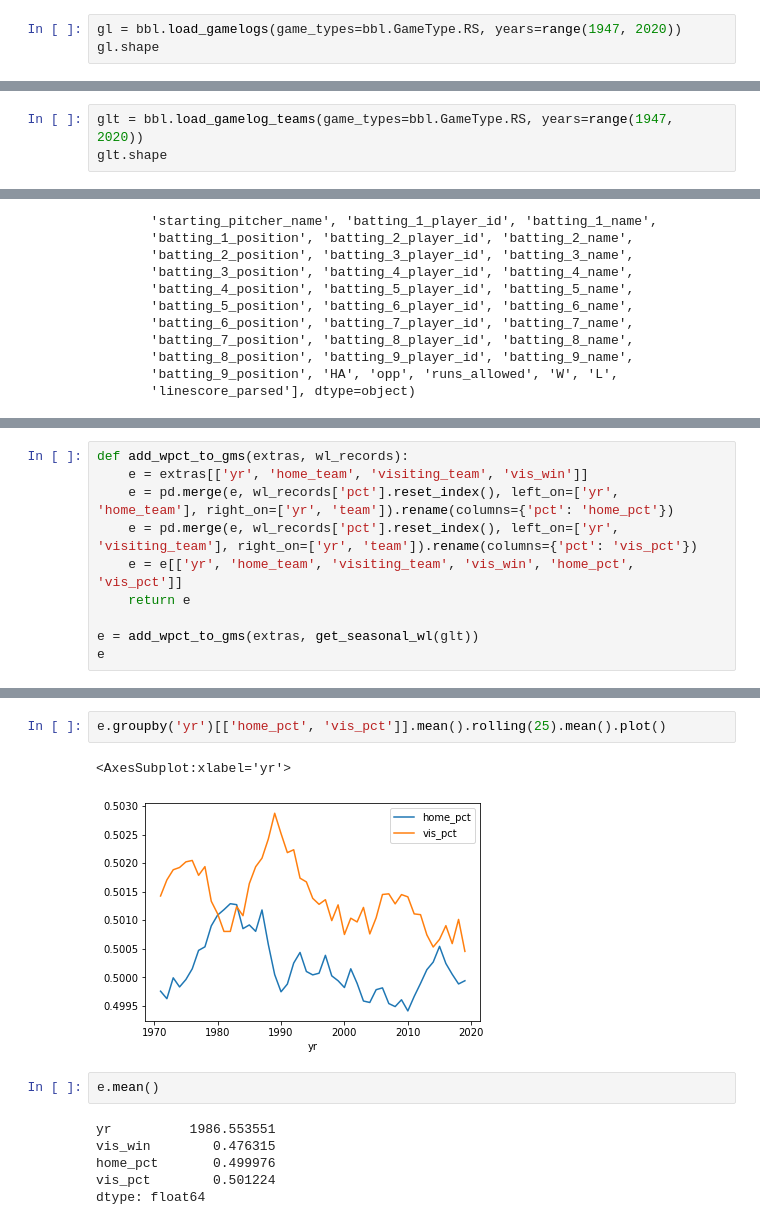
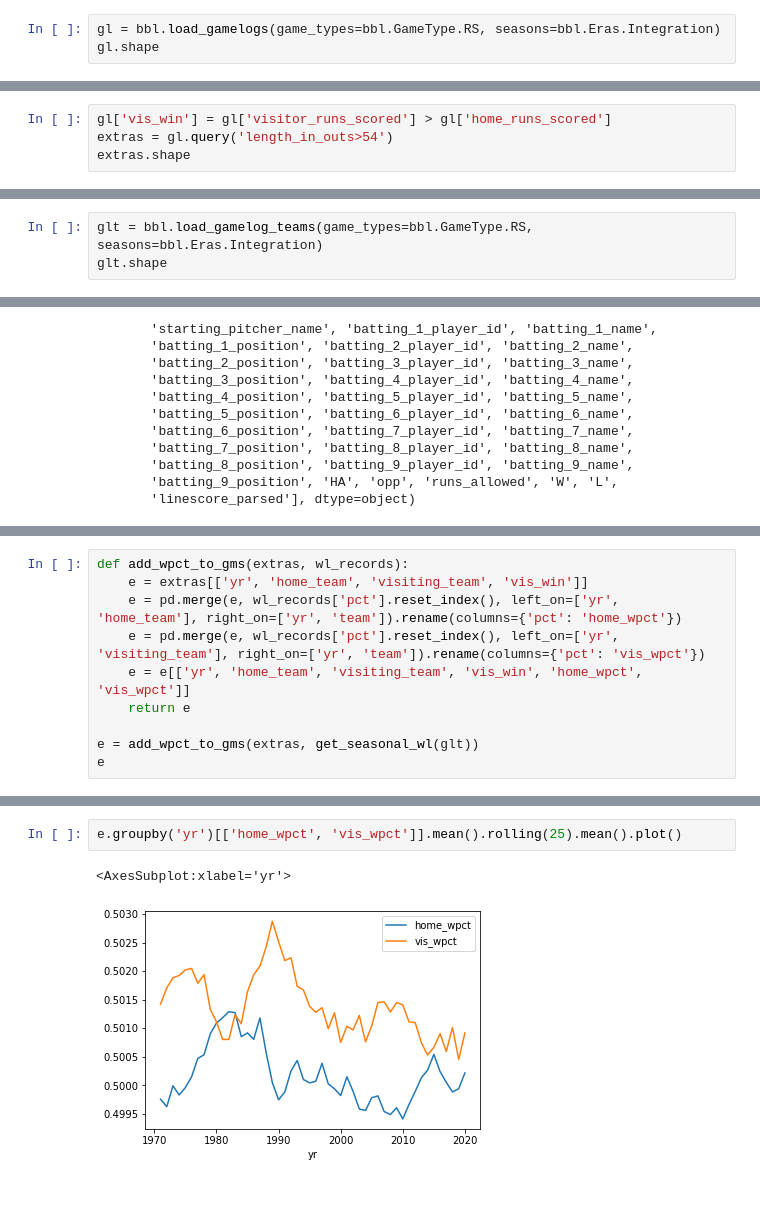
Before and after one commit to sdvinay/baseball_sql, a Jupyter notebook: pandas/extra_innings_wpct.ipynb, the cells around one changed output, grey strips where cells are left out. Cells and saved outputs as stored; diff of their text form; blank space fills up the shorter version.

Commit message:
retrofit to use Seasons/Eras

```diff
--- a/pandas/extra_innings_wpct.ipynb
+++ b/pandas/extra_innings_wpct.ipynb
@@ -4,6 +4,6 @@ import boxball_loader as bbl
 # %% [markdown]
 # How often does the road team win in extra innings?  Is the performance of road teams in 2020-21 significant?
 # %%
-gl = bbl.load_gamelogs(game_types=bbl.GameType.RS, years=range(1947, 2020))
+gl = bbl.load_gamelogs(game_types=bbl.GameType.RS, seasons=bbl.Eras.Integration)
 gl.shape
 # %% [output]
@@ -39,0 +31,4 @@ See the caveats in the documentation: https://pandas.pydata.org/pandas-docs/stab
+# %%
+gl['vis_win'] = gl['visitor_runs_scored'] > gl['home_runs_scored']
+extras = gl.query('length_in_outs>54')
+extras.shape
@@ -98,6 +96,6 @@ dtype: float64
 
 Someone on reddit suggested that road teams in extras are, on average, above-average teams, because they've managed to offset HFA by tying the game.  Is this true
 # %%
-glt = bbl.load_gamelog_teams(game_types=bbl.GameType.RS, years=range(1947, 2020))
+glt = bbl.load_gamelog_teams(game_types=bbl.GameType.RS, seasons=bbl.Eras.Integration)
 glt.shape
 # %% [output]
@@ -149,9 +147,9 @@ get_seasonal_wl(glt)
 # %%
 def add_wpct_to_gms(extras, wl_records):
     e = extras[['yr', 'home_team', 'visiting_team', 'vis_win']]
-    e = pd.merge(e, wl_records['pct'].reset_index(), left_on=['yr', 'home_team'], right_on=['yr', 'team']).rename(columns={'pct': 'home_pct'})
-    e = pd.merge(e, wl_records['pct'].reset_index(), left_on=['yr', 'visiting_team'], right_on=['yr', 'team']).rename(columns={'pct': 'vis_pct'})
-    e = e[['yr', 'home_team', 'visiting_team', 'vis_win', 'home_pct', 'vis_pct']]
+    e = pd.merge(e, wl_records['pct'].reset_index(), left_on=['yr', 'home_team'], right_on=['yr', 'team']).rename(columns={'pct': 'home_wpct'})
+    e = pd.merge(e, wl_records['pct'].reset_index(), left_on=['yr', 'visiting_team'], right_on=['yr', 'team']).rename(columns={'pct': 'vis_wpct'})
+    e = e[['yr', 'home_team', 'visiting_team', 'vis_win', 'home_wpct', 'vis_wpct']]
     return e
 
 e = add_wpct_to_gms(extras, get_seasonal_wl(glt))
@@ -173,13 +171,5 @@ e
 # %%
-e.groupby('yr')[['home_pct', 'vis_pct']].mean().rolling(25).mean().plot()
+e.groupby('yr')[['home_wpct', 'vis_wpct']].mean().rolling(25).mean().plot()
 # %% [output]
 <AxesSubplot:xlabel='yr'>
-[figure, old version]
+[figure, new version]
-# %%
-e.mean()
-# %% [output]
-yr          1986.553551
-vis_win        0.476315
-home_pct       0.499976
-vis_pct        0.501224
-dtype: float64
```
Also changed, not shown: parts of 12 cells of this notebook, 4 other files.
